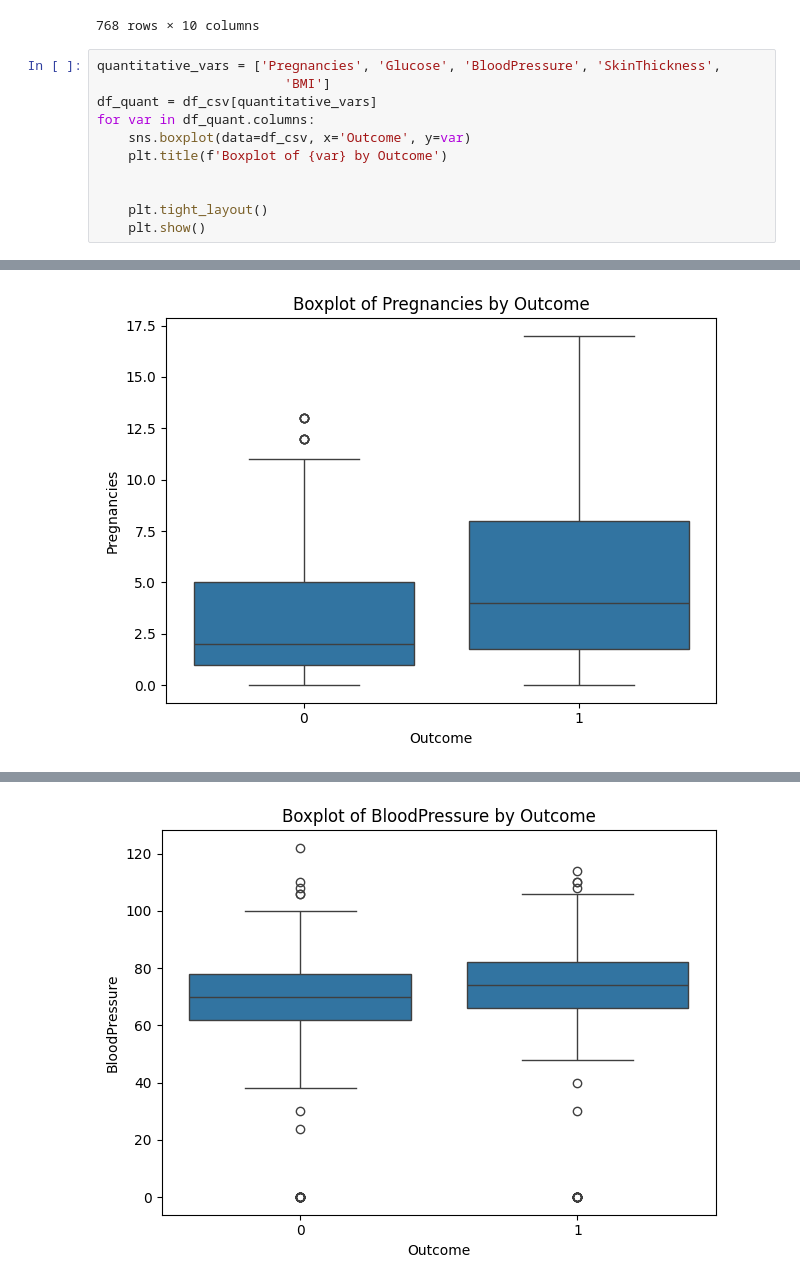
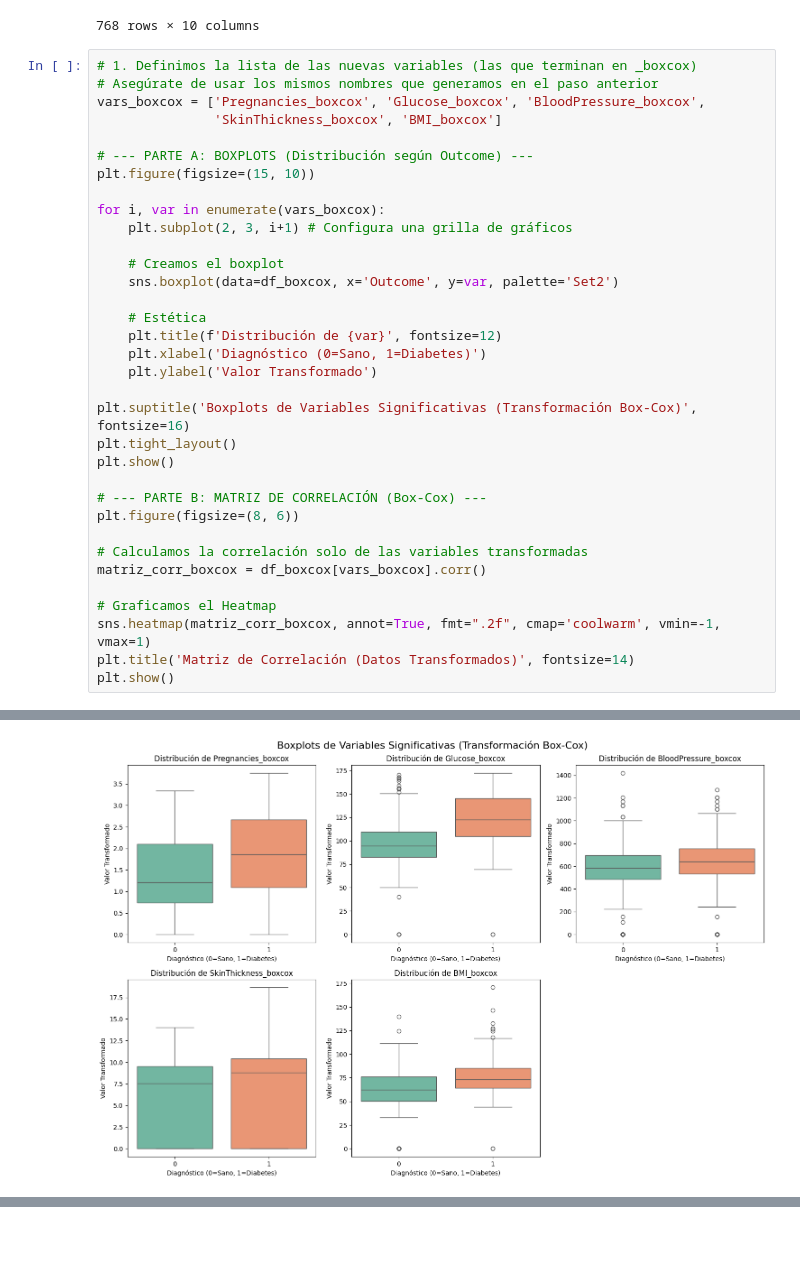
Before and after one commit to JeroXx11/Proyecto-3, a Jupyter notebook: Proyecto3.ipynb, the cells around one changed output, grey strips where cells are left out. Saved outputs shown, nothing was run; the diff lists cells and outputs as text; blank space fills up the shorter version.

```diff
--- a/Proyecto3.ipynb
+++ b/Proyecto3.ipynb
@@ -80,14 +166,37 @@ df_csv
 | 767 | 1 | 93 | 70 | 31 | 0 | 30.4 | 0.315 | 23 | ... |
 768 rows × 10 columns
 # %%
-quantitative_vars = ['Pregnancies', 'Glucose', 'BloodPressure', 'SkinThickness',
-                        'BMI']
-df_quant = df_csv[quantitative_vars]
-for var in df_quant.columns:
-    sns.boxplot(data=df_csv, x='Outcome', y=var)
-    plt.title(f'Boxplot of {var} by Outcome')
+# 1. Definimos la lista de las nuevas variables (las que terminan en _boxcox)
+# Asegúrate de usar los mismos nombres que generamos en el paso anterior
+vars_boxcox = ['Pregnancies_boxcox', 'Glucose_boxcox', 'BloodPressure_boxcox',
+               'SkinThickness_boxcox', 'BMI_boxcox']
 
+# --- PARTE A: BOXPLOTS (Distribución según Outcome) ---
+plt.figure(figsize=(15, 10))
 
-    plt.tight_layout()
-    plt.show()
+for i, var in enumerate(vars_boxcox):
+    plt.subplot(2, 3, i+1) # Configura una grilla de gráficos
+
+    # Creamos el boxplot
+    sns.boxplot(data=df_boxcox, x='Outcome', y=var, palette='Set2')
+
+    # Estética
+    plt.title(f'Distribución de {var}', fontsize=12)
+    plt.xlabel('Diagnóstico (0=Sano, 1=Diabetes)')
+    plt.ylabel('Valor Transformado')
+
+plt.suptitle('Boxplots de Variables Significativas (Transformación Box-Cox)', fontsize=16)
+plt.tight_layout()
+plt.show()
+
+# --- PARTE B: MATRIZ DE CORRELACIÓN (Box-Cox) ---
+plt.figure(figsize=(8, 6))
+
+# Calculamos la correlación solo de las variables transformadas
+matriz_corr_boxcox = df_boxcox[vars_boxcox].corr()
+
+# Graficamos el Heatmap
+sns.heatmap(matriz_corr_boxcox, annot=True, fmt=".2f", cmap='coolwarm', vmin=-1, vmax=1)
+plt.title('Matriz de Correlación (Datos Transformados)', fontsize=14)
+plt.show()
 # %% [output]
@@ -94 +222 @@ for var in df_quant.columns:
-[figure, old version]
+[figure, new version]
@@ -96 +223,0 @@ for var in df_quant.columns:
-[figure, removed]
```
Also changed, not shown: parts of 13 cells of this notebook.
